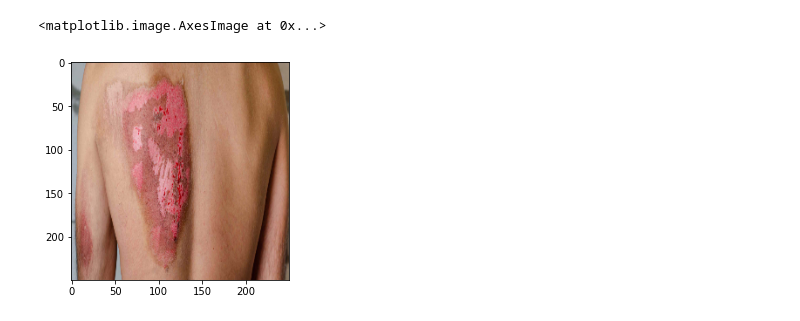
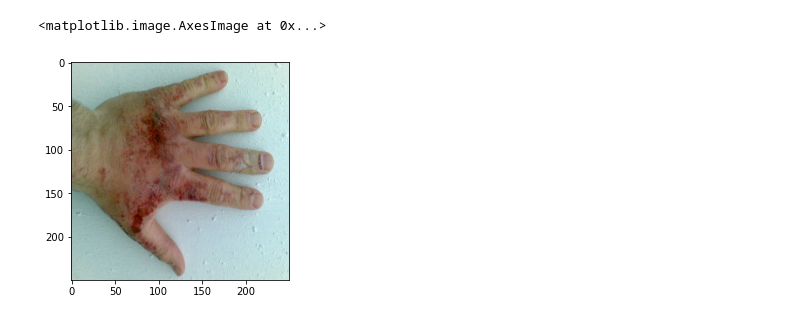
Before and after one commit to zachary-obrien/BurnEstimation, a Jupyter notebook: skin_segmentation_dtree.ipynb, the cells around one changed output. Saved outputs shown, nothing was run; the diff lists cells and outputs as text; code cells hidden in the pictures.

```diff
--- a/skin_segmentation_dtree.ipynb
+++ b/skin_segmentation_dtree.ipynb
@@ -153,10 +165,10 @@ def skin_overlay(rgb_image):
 # %%
-test_img = "./Dataset/full_coco/images/img7.jpg"
+test_img = "./Dataset/full_coco/images/img3.jpg"
 rgb_image = load_rgb_image(test_img)
 plt.imshow(rgb_image)
 # %% [output]
 <matplotlib.image.AxesImage at 0x...>
-[figure, old version]
+[figure, new version]
 # %%
 fused_img = skin_overlay(rgb_image)
 plt.imshow(fused_img)
```
Also changed, not shown: parts of 6 cells of this notebook, 2 other files.
